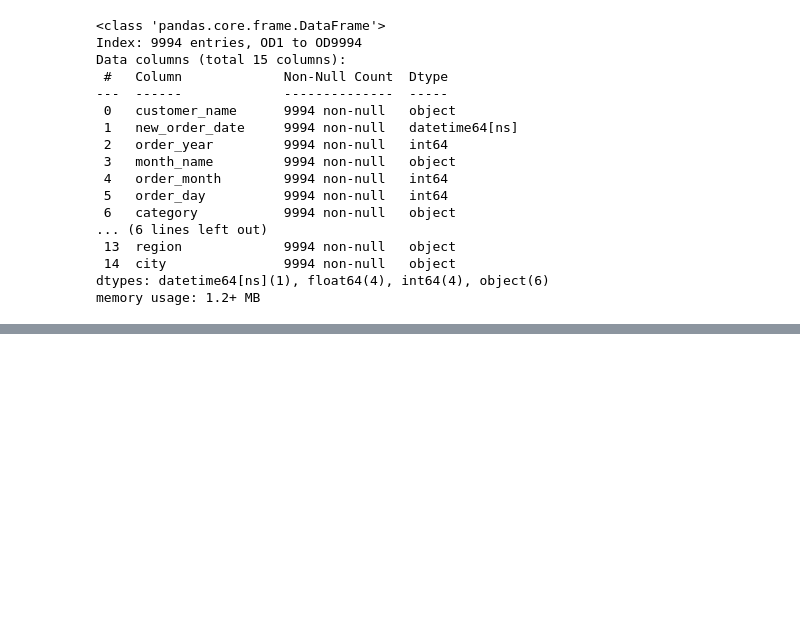
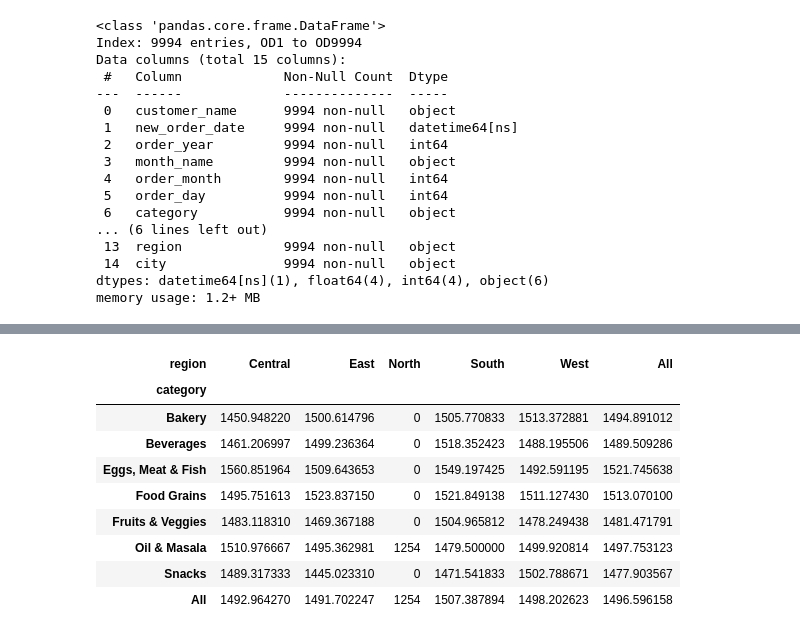
Before and after one commit to UCDPA-oneilld23/Grocery-Sales-project, a Jupyter notebook: UCDPA DON Assignment.ipynb, the cells around one changed output, grey strips where cells are left out. Cells and saved outputs as stored; diff of their text form; code cells hidden in the pictures; blank space fills up the shorter version.

```diff
--- a/UCDPA DON Assignment.ipynb
+++ b/UCDPA DON Assignment.ipynb
@@ -91,0 +257,13 @@ Sales_data.groupby(['category','sub_category']).median()
+# %%
+Sales_data.pivot_table(values="total_sales", index="category", columns = "region", fill_value=0, margins=True)
+# %% [output]
+| region | Central | East | North | South | West | All |
+| category |  |  |  |  |  |  |
+| Bakery | 1450.948220 | 1500.614796 | 0 | 1505.770833 | 1513.372881 | 1494.891012 |
+| Beverages | 1461.206997 | 1499.236364 | 0 | 1518.352423 | 1488.195506 | 1489.509286 |
+| Eggs, Meat & Fish | 1560.851964 | 1509.643653 | 0 | 1549.197425 | 1492.591195 | 1521.745638 |
+| Food Grains | 1495.751613 | 1523.837150 | 0 | 1521.849138 | 1511.127430 | 1513.070100 |
+| Fruits & Veggies | 1483.118310 | 1469.367188 | 0 | 1504.965812 | 1478.249438 | 1481.471791 |
+| Oil & Masala | 1510.976667 | 1495.362981 | 1254 | 1479.500000 | 1499.920814 | 1497.753123 |
+| Snacks | 1489.317333 | 1445.023310 | 0 | 1471.541833 | 1502.788671 | 1477.903567 |
+| All | 1492.964270 | 1491.702247 | 1254 | 1507.387894 | 1498.202623 | 1496.596158 |
```
Also changed, not shown: parts of 32 cells of this notebook.
